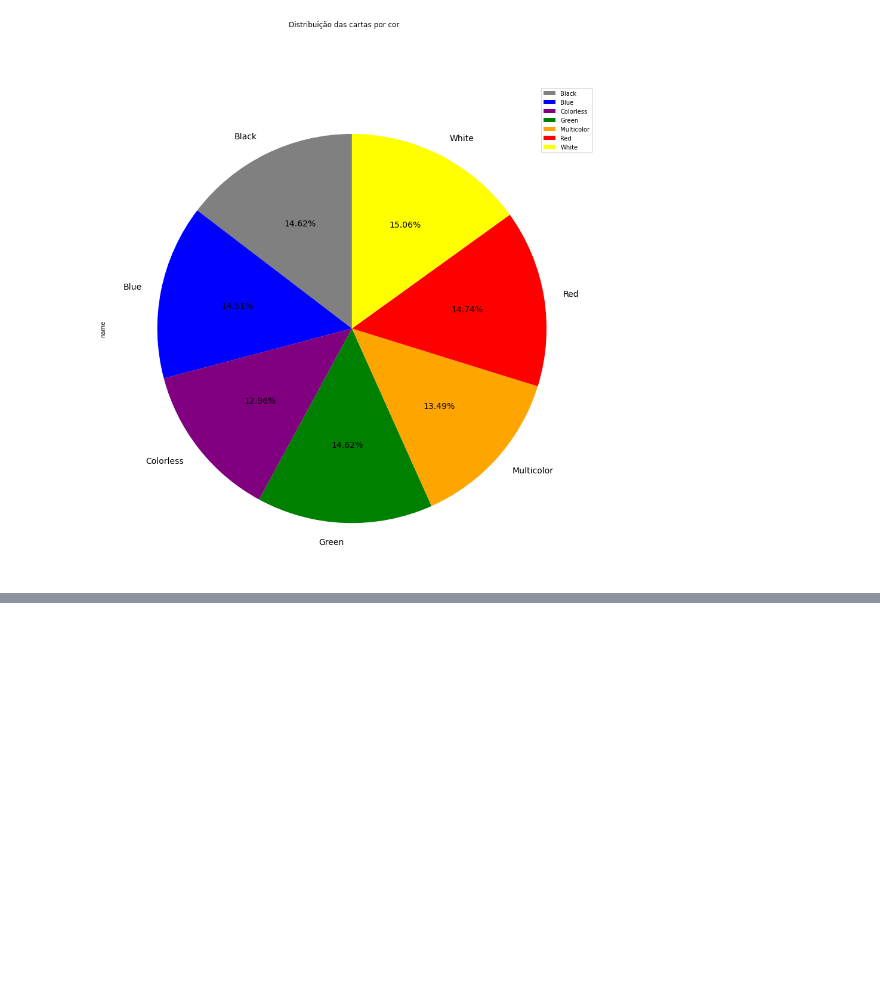
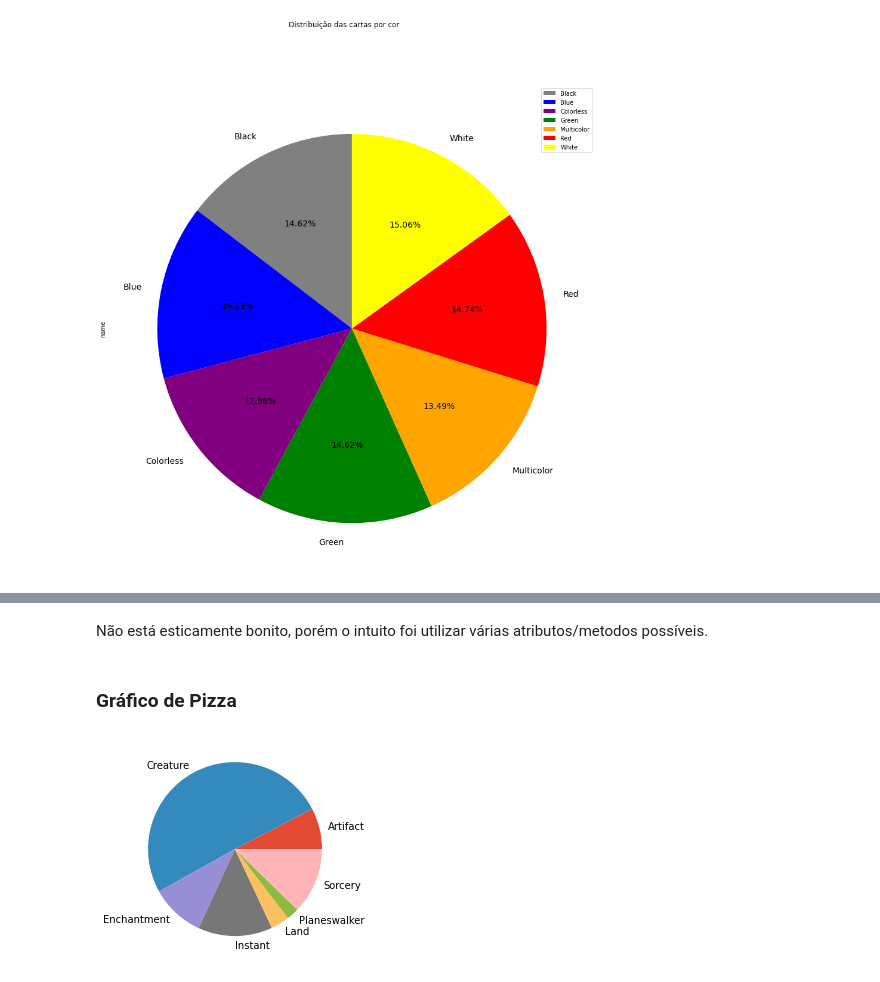
Before and after one commit to LeonardoKawaguchi/Projetos-Python, a Jupyter notebook: Análise das cartas de Magic.ipynb, the cells around one changed output, grey strips where cells are left out. Saved outputs shown, nothing was run; the diff lists cells and outputs as text; code cells hidden in the pictures; blank space fills up the shorter version.

```diff
--- a/Análise das cartas de Magic.ipynb
+++ b/Análise das cartas de Magic.ipynb
@@ -773,0 +832,9 @@ array([<AxesSubplot:ylabel='name'>], dtype=object)
+# %% [markdown]
+Não está esticamente bonito, porém o intuito foi utilizar várias atributos/metodos possíveis.
+# %% [markdown]
+### Gráfico de Pizza
+# %%
+plt.pie(valores, labels=grupos)
+plt.show()
+# %% [output]
+[figure, added]
```
Also changed, not shown: parts of 24 cells of this notebook.
